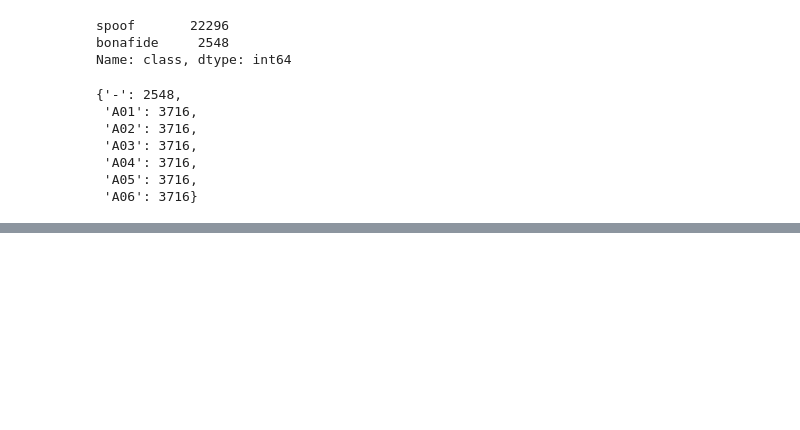
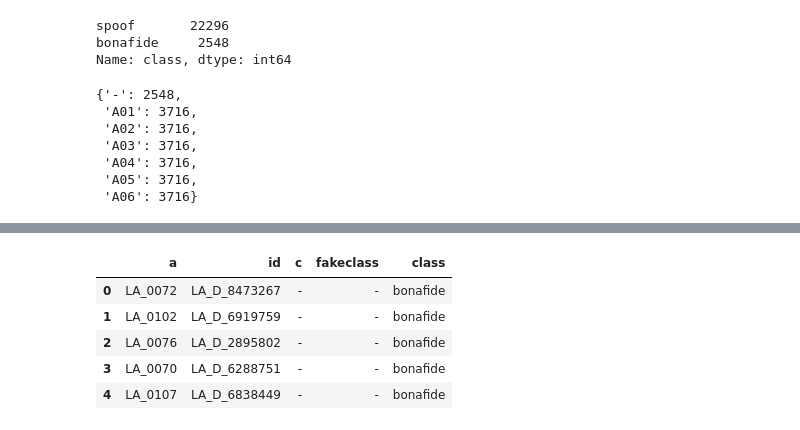
Before and after one commit to beatricekiplagat/Deepfake-Audio-Recognition, a Jupyter notebook: DeepFake_Audio_Detection_1.ipynb, the cells around one changed output, grey strips where cells are left out. Saved outputs shown, nothing was run; the diff lists cells and outputs as text; code cells hidden in the pictures; blank space fills up the shorter version.

Commit message:
Data Preprocessing

```diff
--- a/DeepFake_Audio_Detection_1.ipynb
+++ b/DeepFake_Audio_Detection_1.ipynb
@@ -183,3 +198,29 @@ fig.show()
 Audio("/content/LA/AudioSample/real/LA_D_1024892.flac")
 # %% [output]
 [interactive output not drawn]
+# %%
+# We should stratify the data into  smaller dataframe that is more managable to handle.
+import random
+
+random.seed(42)
+
+# Separating the bonafide and spoof
+
+bonafide = df[df['class'] == 'bonafide']
+spoof = df[df['class']== "spoof"]
+
+# Sampling
+bonafide_samp = bonafide.sample(n = 1000)
+spoof = spoof.sample (n = 1000)
+
+
+# Concat.
+stratified_df = pd.concat([bonafide_samp, spoof], ignore_index=True)
+stratified_df.head()
+# %% [output]
+|  | a | id | c | fakeclass | class |
+| 0 | LA_0072 | LA_D_8473267 | - | - | bonafide |
+| 1 | LA_0102 | LA_D_6919759 | - | - | bonafide |
+| 2 | LA_0076 | LA_D_2895802 | - | - | bonafide |
+| 3 | LA_0070 | LA_D_6288751 | - | - | bonafide |
+| 4 | LA_0107 | LA_D_6838449 | - | - | bonafide |
```
Also changed, not shown: parts of 30 cells of this notebook.
